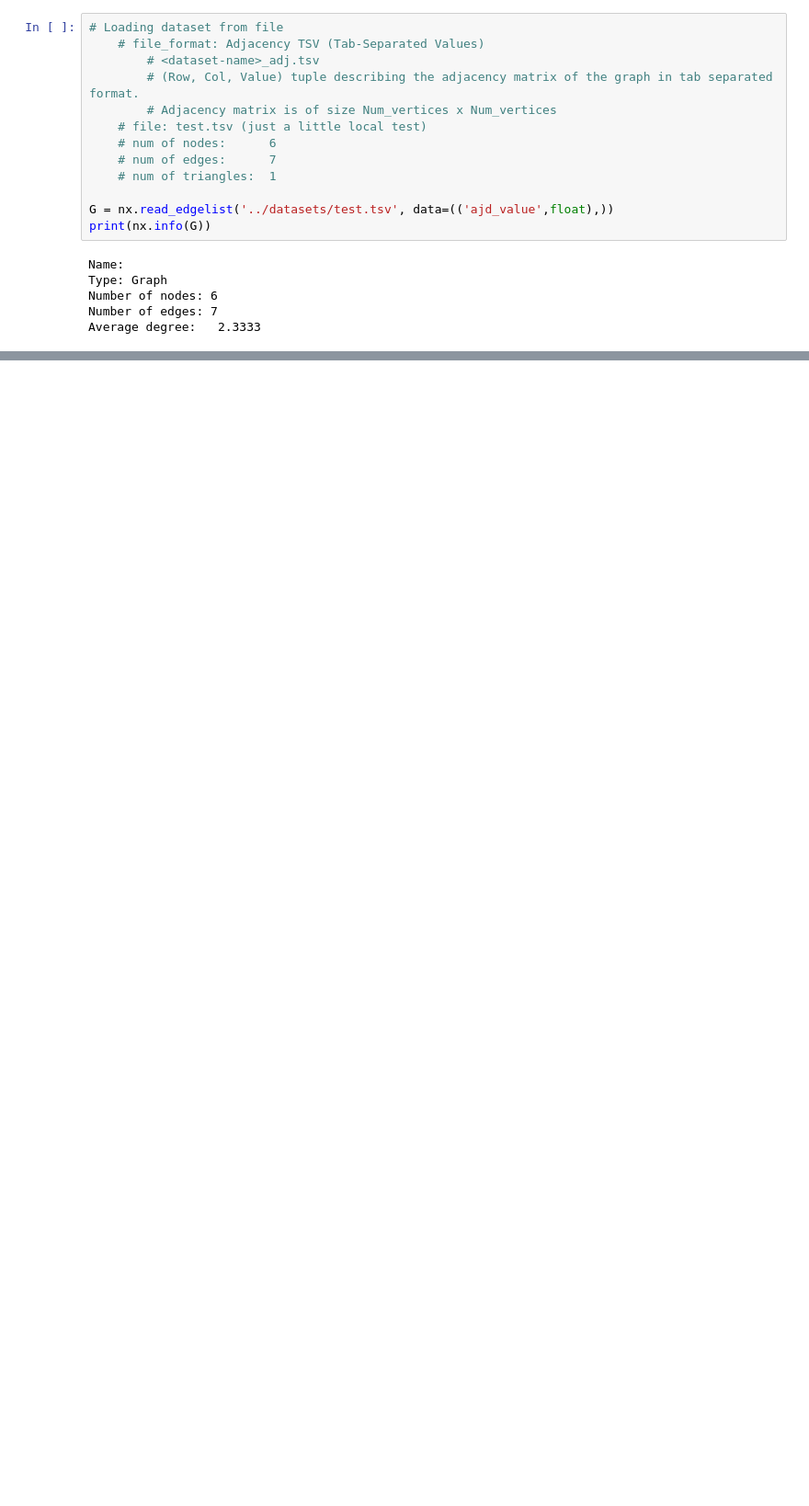
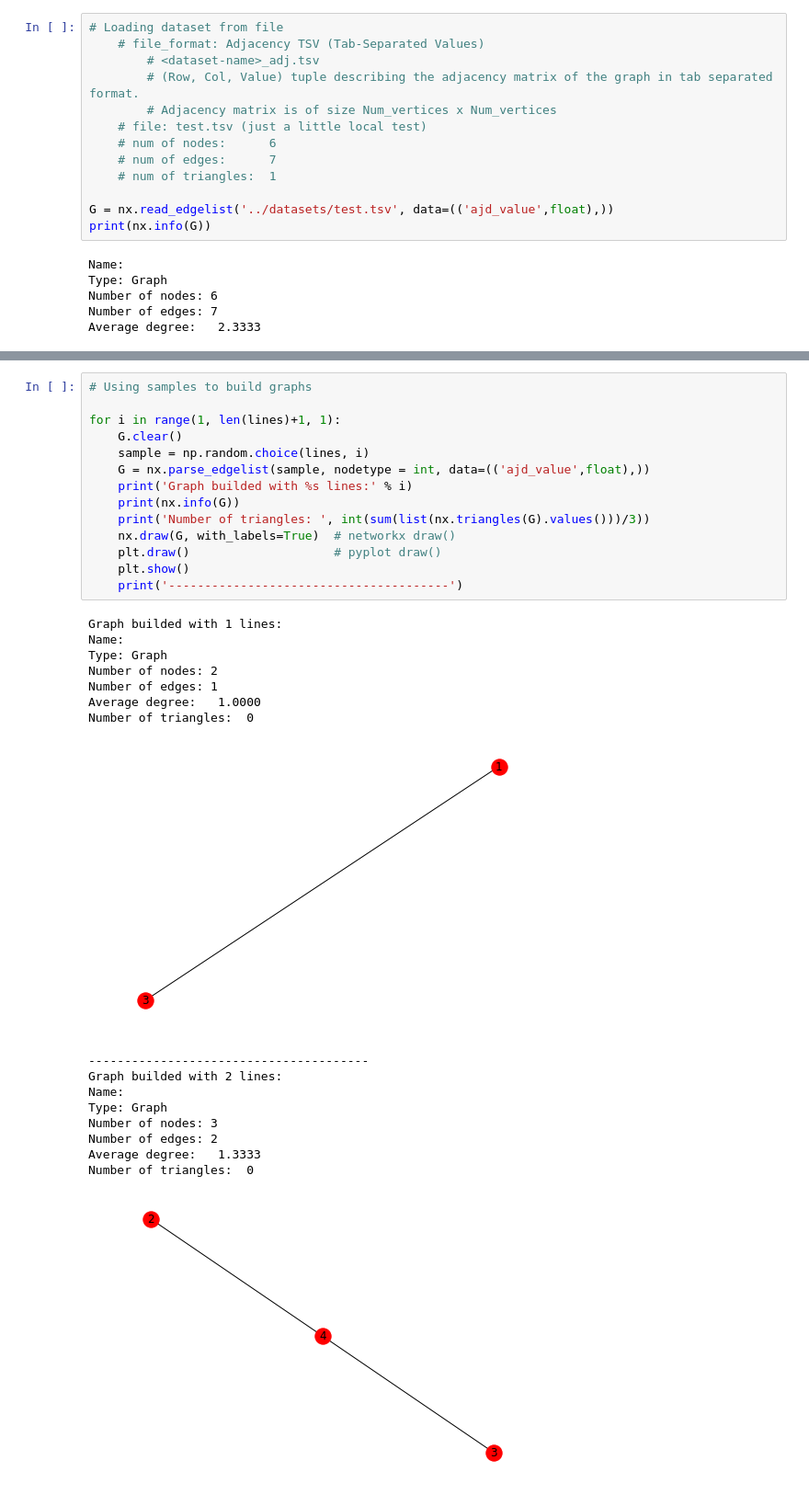
Before and after one commit to MLRG-CEFET-RJ/graph-structured-data, a Jupyter notebook: analisys/test.ipynb, the cells around one changed output, grey strips where cells are left out. Shown: that part at 92% size. Saved outputs shown, nothing was run; the diff lists cells and outputs as text; blank space fills up the shorter version.

```diff
--- a/analisys/test.ipynb
+++ b/analisys/test.ipynb
@@ -38,0 +57,32 @@ plt.draw()                    # pyplot draw()
+# %%
+# Using samples to build graphs
+
+for i in range(1, len(lines)+1, 1):
+    G.clear()
+    sample = np.random.choice(lines, i)
+    G = nx.parse_edgelist(sample, nodetype = int, data=(('ajd_value',float),))
+    print('Graph builded with %s lines:' % i)
+    print(nx.info(G))
+    print('Number of triangles: ', int(sum(list(nx.triangles(G).values()))/3))
+    nx.draw(G, with_labels=True)  # networkx draw()
+    plt.draw()                    # pyplot draw()
+    plt.show()
+    print('---------------------------------------')
+# %% [output]
+Graph builded with 1 lines:
+Name:
+Type: Graph
+Number of nodes: 2
+Number of edges: 1
+Average degree:   1.0000
+Number of triangles:  0
+[figure, added]
+---------------------------------------
+Graph builded with 2 lines:
+Name:
+Type: Graph
+Number of nodes: 3
+Number of edges: 2
+Average degree:   1.3333
+Number of triangles:  0
+[figure, added]
```
Also changed, not shown: parts of 5 cells of this notebook, 3 other files.
